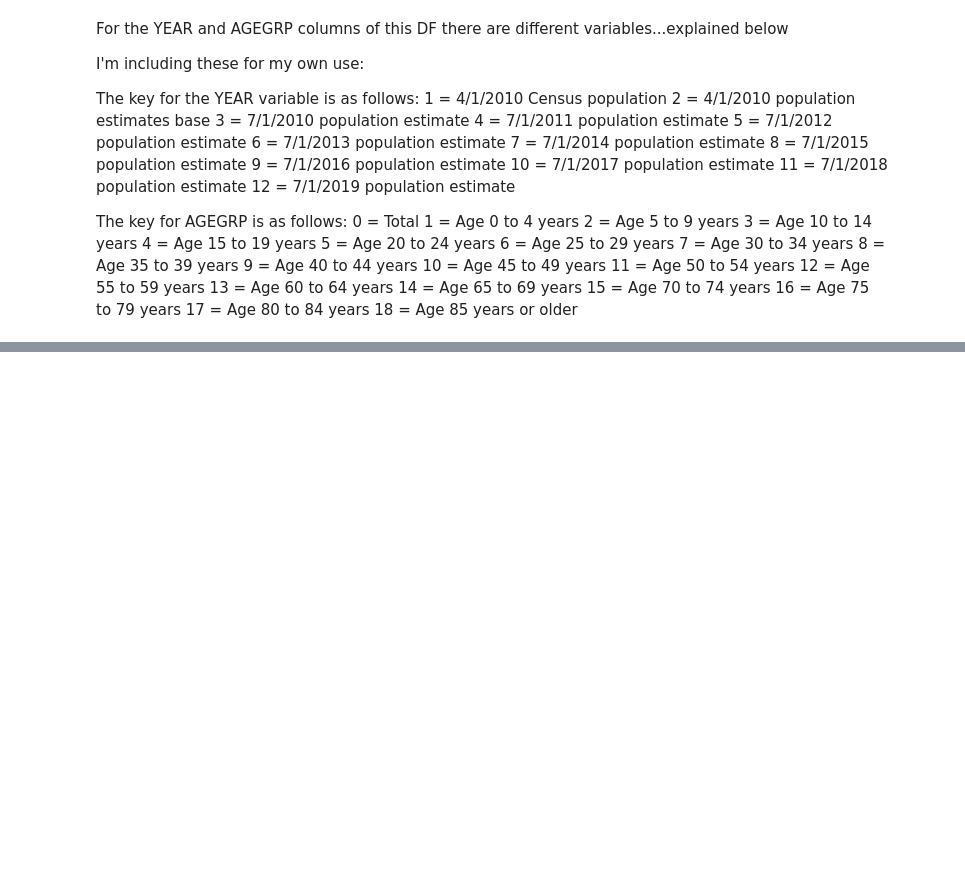
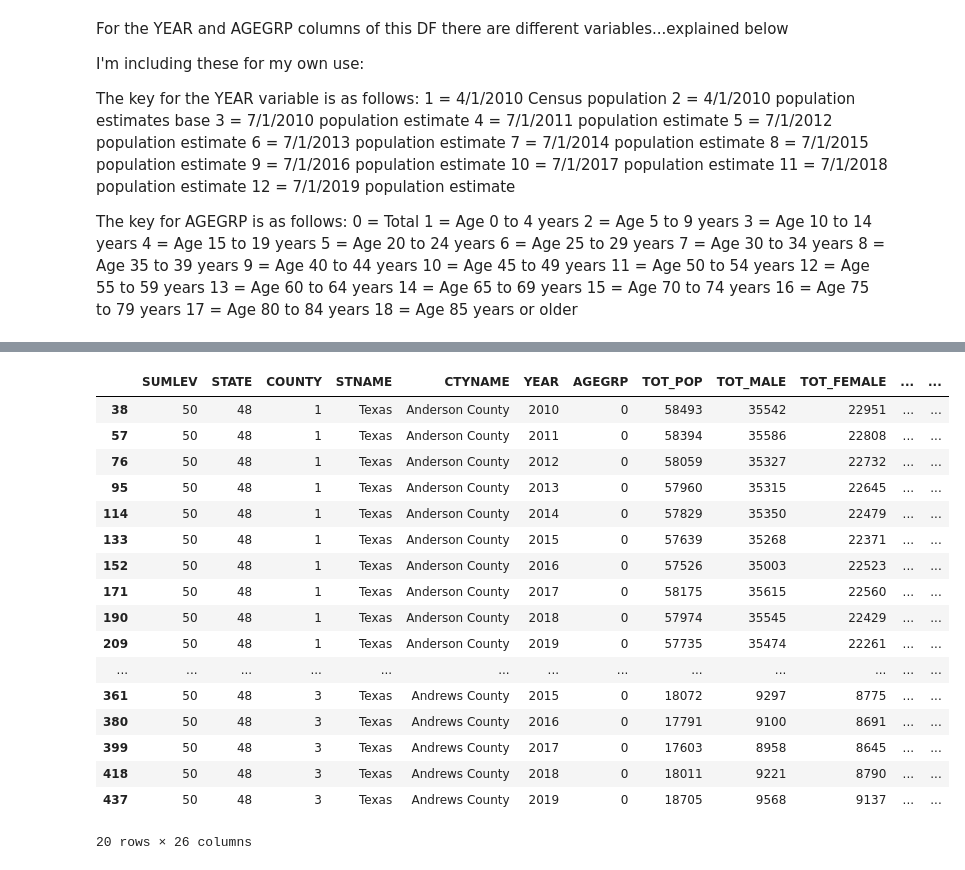
Before and after one commit to tipearso/Voting, a Jupyter notebook: Capstone/notebooks/Tim_capstone.ipynb, the cells around one changed output, grey strips where cells are left out. Saved outputs shown, nothing was run; the diff lists cells and outputs as text; code cells hidden in the pictures; blank space fills up the shorter version.

```diff
--- a/Capstone/notebooks/Tim_capstone.ipynb
+++ b/Capstone/notebooks/Tim_capstone.ipynb
@@ -299,5 +278,24 @@ tx_race = tx_race[tx_race.AGEGRP == 0]
 # %%
-# tx_race.head()
+ tx_race.head(20)
+# %% [output]
+|  | SUMLEV | STATE | COUNTY | STNAME | CTYNAME | YEAR | AGEGRP | TOT_POP | TOT_MALE | TOT_FEMALE | ... | ... |
+| 38 | 50 | 48 | 1 | Texas | Anderson County | 2010 | 0 | 58493 | 35542 | 22951 | ... | ... |
+| 57 | 50 | 48 | 1 | Texas | Anderson County | 2011 | 0 | 58394 | 35586 | 22808 | ... | ... |
+| 76 | 50 | 48 | 1 | Texas | Anderson County | 2012 | 0 | 58059 | 35327 | 22732 | ... | ... |
+| 95 | 50 | 48 | 1 | Texas | Anderson County | 2013 | 0 | 57960 | 35315 | 22645 | ... | ... |
+| 114 | 50 | 48 | 1 | Texas | Anderson County | 2014 | 0 | 57829 | 35350 | 22479 | ... | ... |
+| 133 | 50 | 48 | 1 | Texas | Anderson County | 2015 | 0 | 57639 | 35268 | 22371 | ... | ... |
+| 152 | 50 | 48 | 1 | Texas | Anderson County | 2016 | 0 | 57526 | 35003 | 22523 | ... | ... |
+| 171 | 50 | 48 | 1 | Texas | Anderson County | 2017 | 0 | 58175 | 35615 | 22560 | ... | ... |
+| 190 | 50 | 48 | 1 | Texas | Anderson County | 2018 | 0 | 57974 | 35545 | 22429 | ... | ... |
+| 209 | 50 | 48 | 1 | Texas | Anderson County | 2019 | 0 | 57735 | 35474 | 22261 | ... | ... |
+| ... | ... | ... | ... | ... | ... | ... | ... | ... | ... | ... | ... | ... |
+| 361 | 50 | 48 | 3 | Texas | Andrews County | 2015 | 0 | 18072 | 9297 | 8775 | ... | ... |
+| 380 | 50 | 48 | 3 | Texas | Andrews County | 2016 | 0 | 17791 | 9100 | 8691 | ... | ... |
+| 399 | 50 | 48 | 3 | Texas | Andrews County | 2017 | 0 | 17603 | 8958 | 8645 | ... | ... |
+| 418 | 50 | 48 | 3 | Texas | Andrews County | 2018 | 0 | 18011 | 9221 | 8790 | ... | ... |
+| 437 | 50 | 48 | 3 | Texas | Andrews County | 2019 | 0 | 18705 | 9568 | 9137 | ... | ... |
+20 rows × 26 columns
 # %%
 # tx_race.tail()
 # %%
```
Also changed, not shown: parts of 42 cells of this notebook, 1 other file.
